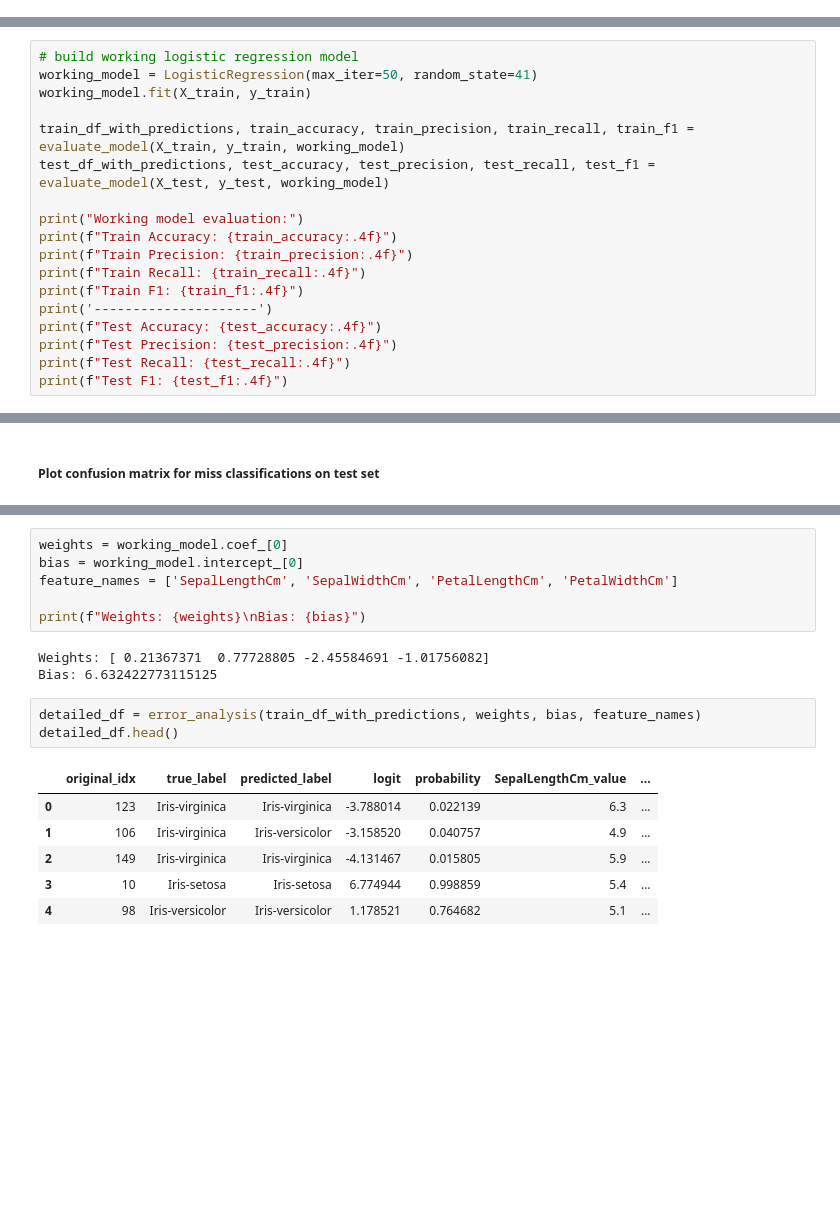
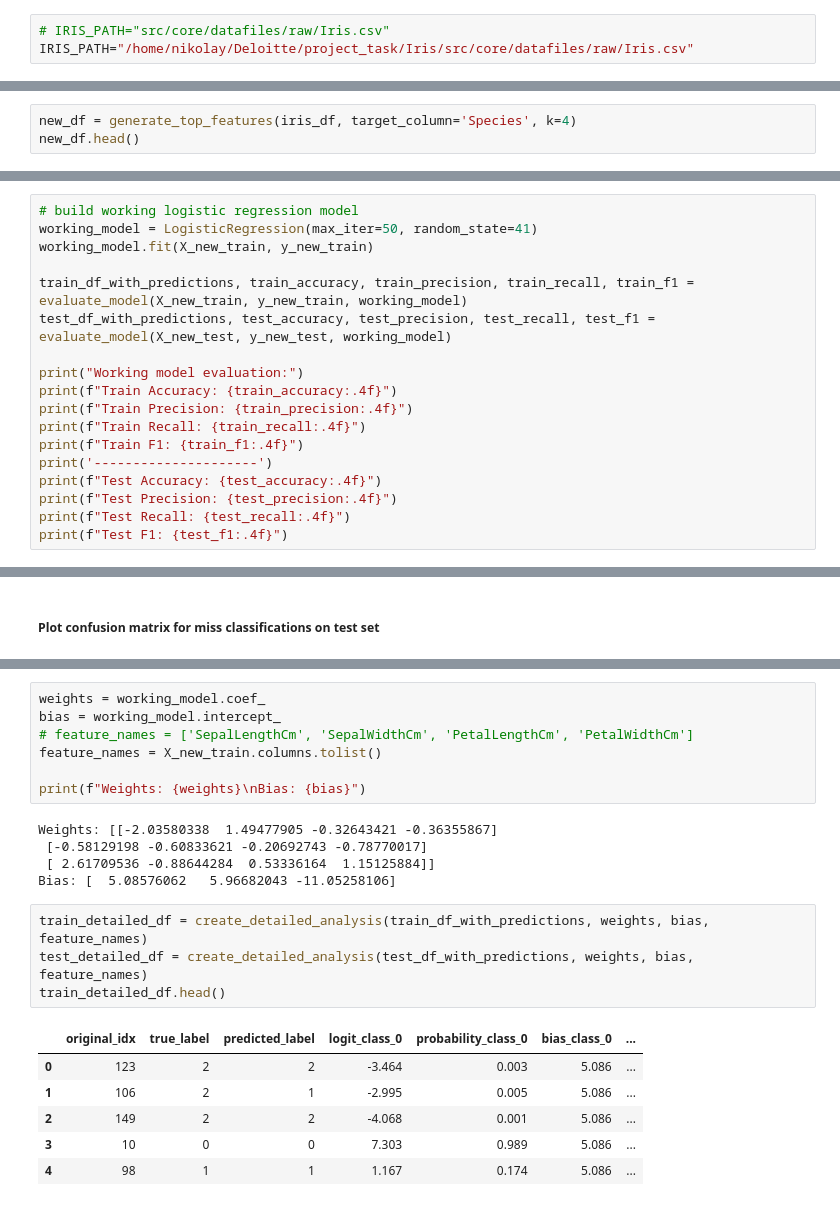
Before and after one commit to MNechai-2003/Iris-Species, a Jupyter notebook: src/notebooks/iris_analys.ipynb, the cells around one changed output, grey strips where cells are left out. Saved outputs shown, nothing was run; the diff lists cells and outputs as text; blank space fills up the shorter version.

```diff
--- a/src/notebooks/iris_analys.ipynb
+++ b/src/notebooks/iris_analys.ipynb
@@ -36,3 +47,6 @@ IRIS_PATH="src/core/datafiles/raw/Iris.csv"
+# %%
+# IRIS_PATH="src/core/datafiles/raw/Iris.csv"
+IRIS_PATH="/home/nikolay/Deloitte/project_task/Iris/src/core/datafiles/raw/Iris.csv"
 # %% [markdown]
 ### Load dataset
 # %%
@@ -48,0 +74,3 @@ display(iris_df.head().style.background_gradient(cmap='Greys'))
+# %%
+new_df = generate_top_features(iris_df, target_column='Species', k=4)
+new_df.head()
@@ -75,10 +177,10 @@ Please also refer to the documentation for alternative solver options:
 # %%
 # build working logistic regression model
 working_model = LogisticRegression(max_iter=50, random_state=41)
-working_model.fit(X_train, y_train)
+working_model.fit(X_new_train, y_new_train)
 
-train_df_with_predictions, train_accuracy, train_precision, train_recall, train_f1 = evaluate_model(X_train, y_train, working_model)
-test_df_with_predictions, test_accuracy, test_precision, test_recall, test_f1 = evaluate_model(X_test, y_test, working_model)
+train_df_with_predictions, train_accuracy, train_precision, train_recall, train_f1 = evaluate_model(X_new_train, y_new_train, working_model)
+test_df_with_predictions, test_accuracy, test_precision, test_recall, test_f1 = evaluate_model(X_new_test, y_new_test, working_model)
 
 print("Working model evaluation:")
 print(f"Train Accuracy: {train_accuracy:.4f}")
@@ -165,19 +260,23 @@ plot_confusion_matrix_for_miss_classifications(test_df_errors)
 # %%
-weights = working_model.coef_[0]
-bias = working_model.intercept_[0]
-feature_names = ['SepalLengthCm', 'SepalWidthCm', 'PetalLengthCm', 'PetalWidthCm']
+weights = working_model.coef_
+bias = working_model.intercept_
+# feature_names = ['SepalLengthCm', 'SepalWidthCm', 'PetalLengthCm', 'PetalWidthCm']
+feature_names = X_new_train.columns.tolist()
 
 print(f"Weights: {weights}\nBias: {bias}")
 # %% [output]
-Weights: [ 0.21367371  0.77728805 -2.45584691 -1.01756082]
-Bias: 6.632422773115125
+Weights: [[-2.03580338  1.49477905 -0.32643421 -0.36355867]
+ [-0.58129198 -0.60833621 -0.20692743 -0.78770017]
+ [ 2.61709536 -0.88644284  0.53336164  1.15125884]]
+Bias: [  5.08576062   5.96682043 -11.05258106]
 # %%
-detailed_df = error_analysis(train_df_with_predictions, weights, bias, feature_names)
-detailed_df.head()
+train_detailed_df = create_detailed_analysis(train_df_with_predictions, weights, bias, feature_names)
+test_detailed_df = create_detailed_analysis(test_df_with_predictions, weights, bias, feature_names)
+train_detailed_df.head()
 # %% [output]
-|  | original_idx | true_label | predicted_label | logit | probability | SepalLengthCm_value | ... |
-| 0 | 123 | Iris-virginica | Iris-virginica | -3.788014 | 0.022139 | 6.3 | ... |
-| 1 | 106 | Iris-virginica | Iris-versicolor | -3.158520 | 0.040757 | 4.9 | ... |
-| 2 | 149 | Iris-virginica | Iris-virginica | -4.131467 | 0.015805 | 5.9 | ... |
-| 3 | 10 | Iris-setosa | Iris-setosa | 6.774944 | 0.998859 | 5.4 | ... |
-| 4 | 98 | Iris-versicolor | Iris-versicolor | 1.178521 | 0.764682 | 5.1 | ... |
+|  | original_idx | true_label | predicted_label | logit_class_0 | probability_class_0 | bias_class_0 | ... |
+| 0 | 123 | 2 | 2 | -3.464 | 0.003 | 5.086 | ... |
+| 1 | 106 | 2 | 1 | -2.995 | 0.005 | 5.086 | ... |
+| 2 | 149 | 2 | 2 | -4.068 | 0.001 | 5.086 | ... |
+| 3 | 10 | 0 | 0 | 7.303 | 0.989 | 5.086 | ... |
+| 4 | 98 | 1 | 1 | 1.167 | 0.174 | 5.086 | ... |
```
Also changed, not shown: parts of 26 cells of this notebook, 3 other files.
